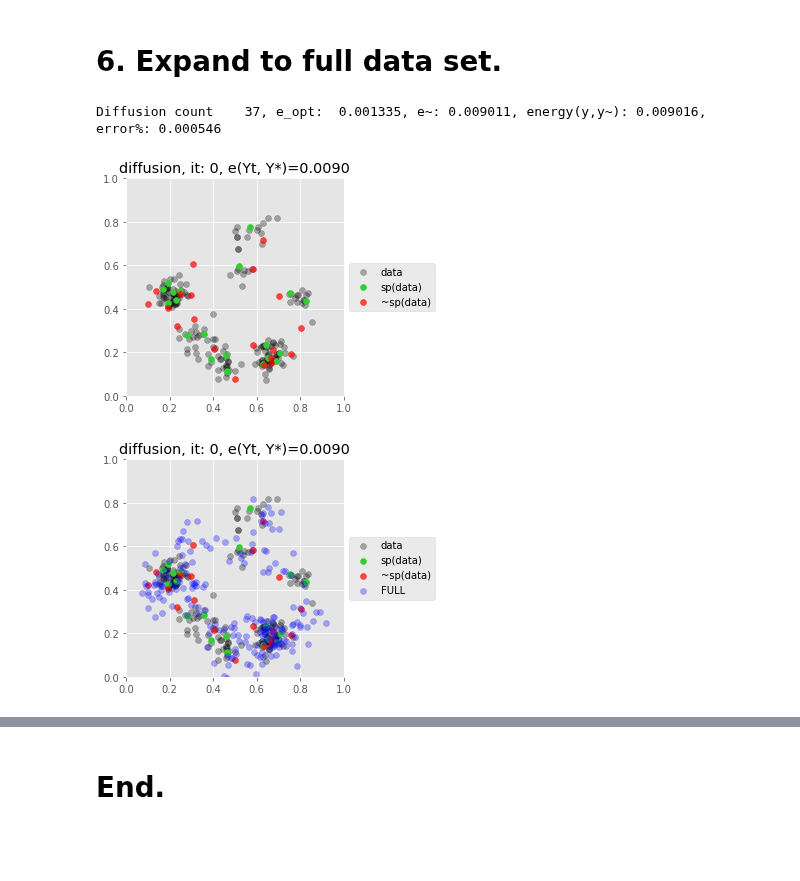
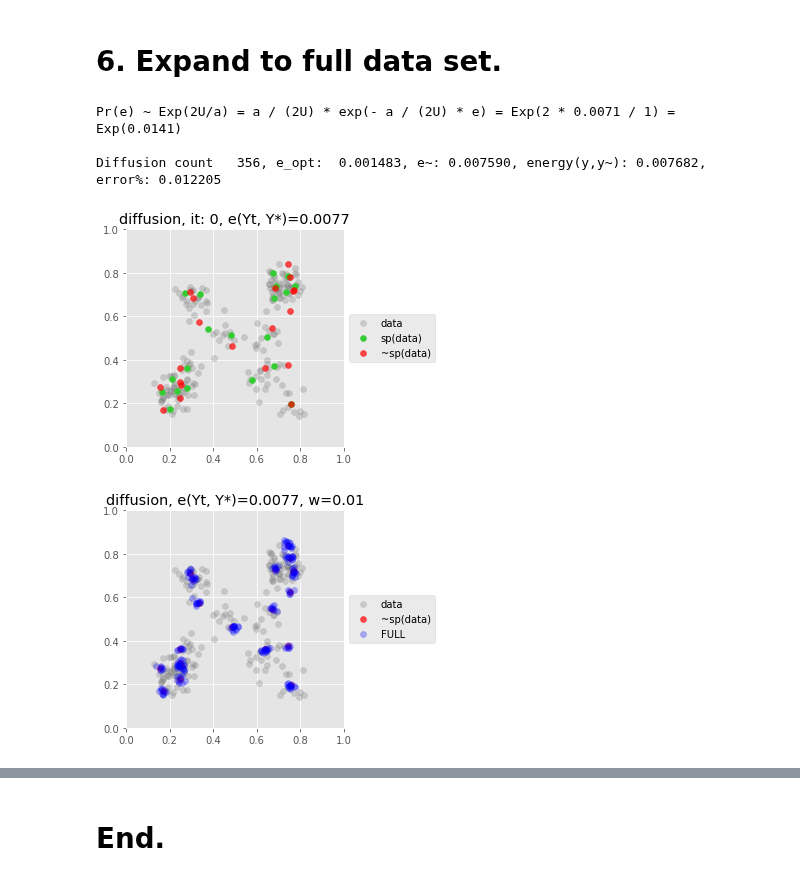
Before and after one commit to diesendruck/pv, a Jupyter notebook: mv_sp_privacy/src/sp_privacy.ipynb, the cells around one changed output, grey strips where cells are left out. Cells and saved outputs as stored; diff of their text form; code cells hidden in the pictures; blank space fills up the shorter version.

Commit message:
added testing for optimal bandwidth

```diff
--- a/mv_sp_privacy/src/sp_privacy.ipynb
+++ b/mv_sp_privacy/src/sp_privacy.ipynb
@@ -66,12 +71,17 @@ if DATA_SOURCE == 'balog':
 if DATA_SOURCE == 'balog':
     data = np.load(DATA_PATH)
     x = data['X_private']
+    mus = data['MUS']
+    weights = data['WEIGHTS']
+    sigma_data = data['SIGMA_DATA']
     assert (M, DIM) == np.shape(x), 'Balog data dims do not match global params.'
     print('Loaded M={} data points with dimension DIM={}'.format(M, DIM))
-    plt.scatter(x[:,0], x[:,1], c="black", alpha=0.3);
-    plt.title('Data');
-    plt.xlim(0, 1)
-    plt.ylim(0, 1)
+    plt.scatter(x[:, 0], x[:, 1], c="gray", alpha=0.3,
+                label='data')
+    plt.scatter(mus[:, 0], mus[:, 1], c='green', alpha=1, s=700*weights,
+                label='true centroids')
+    plt.legend(loc='center left', bbox_to_anchor=(1, 0.5))
+    plt.title('Data')
     plt.gca().set_aspect('equal', adjustable='box')
     plt.show()
 # %% [output]
@@ -112,13 +122,12 @@ ___
 # 5. Sample support points.
 # %%
 # Sampling parameters.
-STEP_SIZE = 1e-2
+STEP_SIZE = 2e-3
 NUM_Y_TILDES = 1
-# ALPHA = 1.
 
 RUN_MH = 0
 RUN_DIFFUSION = 1
-
+PLOT = 0
 
 if RUN_MH:
     METHOD = 'mh'
@@ -169,35 +179,32 @@ ___
 # 6. Expand to full data set.
 # %%
 # Show data and y_tilde.
-STEP_SIZE = 1e-2
 NUM_Y_TILDES = 1
-ALPHA = 1.
 METHOD = 'diffusion'
-BANDWIDTH = 0.06
+BANDWIDTH = 0.01
 SAMPLE_SIZE = M
 
-ys, es = sample_sp_exp_mech(e_opt, energy_sensitivity, x, y_opt,
-                            METHOD, STEP_SIZE, NUM_Y_TILDES, alpha=ALPHA)
-y_tilde = ys[0]
-energy_y_y_tilde = es[0]
+(y_tilde,
+ y_tilde_upsampled,
+ full_sample,
+ energy_y_y_tilde) = sample_full_set_by_diffusion(e_opt, energy_sensitivity,
+                                                  x, y_opt, STEP_SIZE, ALPHA,
+                                                  BANDWIDTH, SAMPLE_SIZE)
 
-# Sample from mixture model centered on noisy support points.
-choices = np.random.choice(range(len(y_tilde)), size=SAMPLE_SIZE)
-full_sample = (
-    y_tilde[choices] + np.random.normal(0, BANDWIDTH, size=(SAMPLE_SIZE, 2)))
-
-plt.scatter(x[:, 0], x[:, 1], c='black', alpha=0.3, label='data')
-plt.scatter(y_opt[:, 0], y_opt[:, 1], c='limegreen', label='sp(data)')
+plt.scatter(x[:, 0], x[:, 1], c='gray', alpha=0.3, label='data')
 plt.scatter(y_tilde[:, 0], y_tilde[:, 1], c='red', alpha=0.7, label='~sp(data)')
 plt.scatter(full_sample[:, 0], full_sample[:, 1], c='blue', alpha=0.3, label='FULL')
 
-plt.title('{}, it: {}, e(Yt, Y*)={:.4f}'.format(METHOD, i, energy_y_y_tilde))
+plt.title('{}, e(Yt, Y*)={:.4f}, w={}'.format(METHOD, energy_y_y_tilde,
+                                              BANDWIDTH))
 plt.legend(loc='center left', bbox_to_anchor=(1, 0.5))
 plt.xlim(0, 1)
 plt.ylim(0, 1)
 plt.gca().set_aspect('equal', adjustable='box')
 plt.show()
 # %% [output]
-Diffusion count    37, e_opt:  0.001335, e~: 0.009011, energy(y,y~): 0.009016, error%: 0.000546
+Pr(e) ~ Exp(2U/a) = a / (2U) * exp(- a / (2U) * e) = Exp(2 * 0.0071 / 1) = Exp(0.0141)
+
+Diffusion count   356, e_opt:  0.001483, e~: 0.007590, energy(y,y~): 0.007682, error%: 0.012205
-[figure, old version]
+[figure, new version]
-[figure, old version]
+[figure, new version]
```
Also changed, not shown: parts of 7 cells of this notebook, 1 other file.
